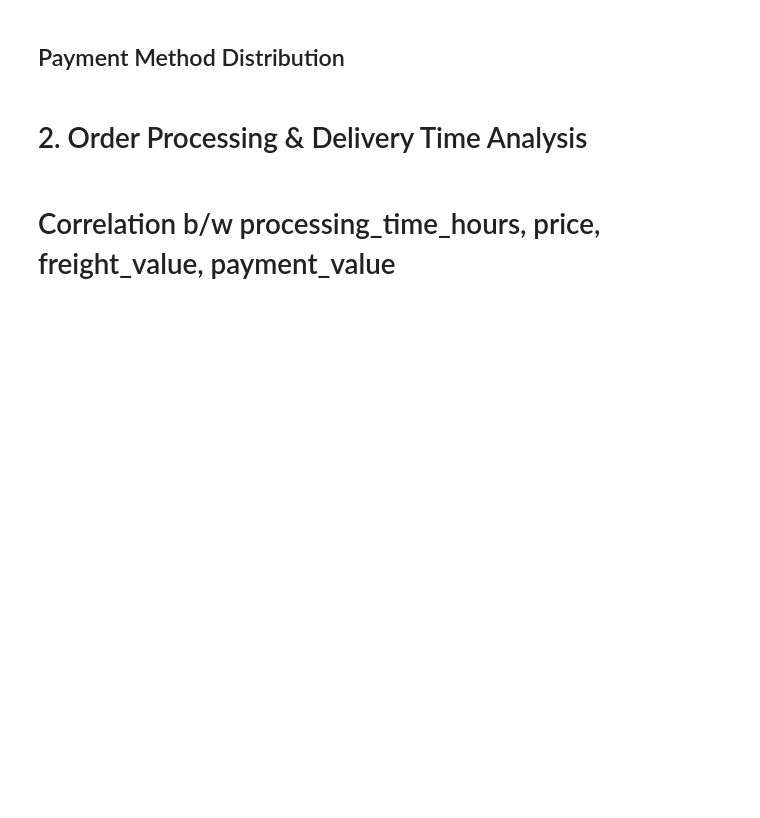
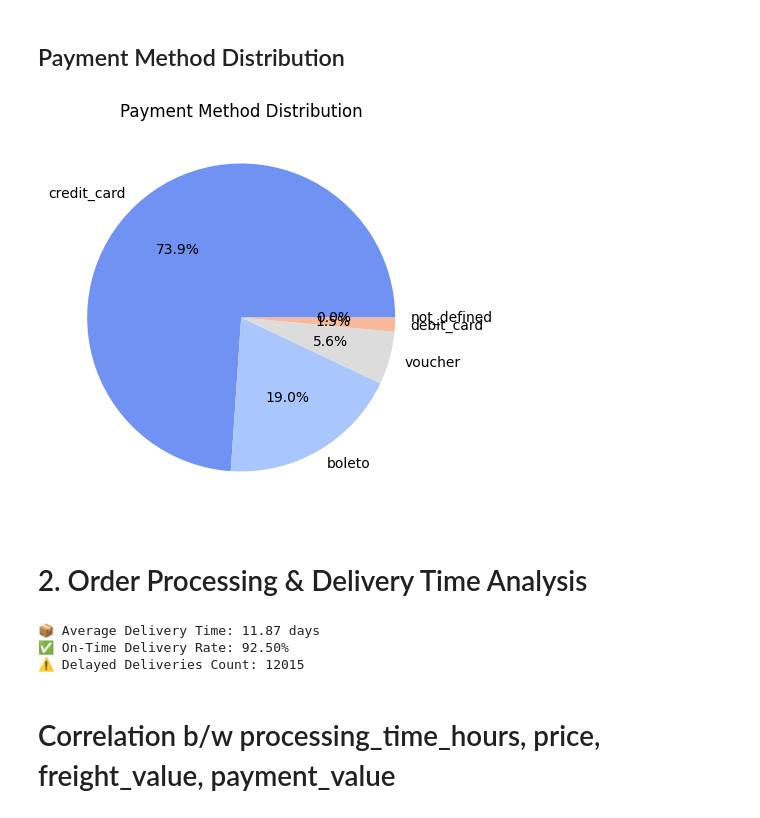
Before and after one commit to wakandamohan1/Python-Powered-Analysis-of-Olist-s-Brazilian-E-Commerce-Stores, a Jupyter notebook: olist_24_april_updated_code_gdrive_mount.ipynb, the cells around one changed output. Saved outputs shown, nothing was run; the diff lists cells and outputs as text; code cells hidden in the pictures; blank space fills up the shorter version.

```diff
--- a/olist_24_april_updated_code_gdrive_mount.ipynb
+++ b/olist_24_april_updated_code_gdrive_mount.ipynb
@@ -1059,15 +1119,33 @@ plt.show()
 ## Payment Method Distribution
 # %%
 # Payment Method Distribution
+# Calculate payment method distribution
+payment_method_distribution = payments['payment_type'].value_counts()
+
 plt.figure(figsize=(8,5))
 payment_method_distribution.plot(kind='pie', autopct='%1.1f%%', colors=sns.color_palette("coolwarm", len(payment_method_distribution)))
 plt.title("Payment Method Distribution")
 plt.ylabel("")
 plt.show()
+# %% [output]
+[figure, added]
 # %% [markdown]
 # 2.  Order Processing & Delivery Time Analysis
 # %%
+import matplotlib.pyplot as plt
+import seaborn as sns
+import pandas as pd
+
+
+#Order Processing & Delivery Time Analysis
+
 # Drop rows with missing delivery or purchase/estimated dates
+# Assuming the columns exist in the 'orders' DataFrame:
+if not all(col in df.columns for col in ['order_purchase_timestamp', 'order_delivered_customer_date', 'order_estimated_delivery_date']):
+    # Merge the columns from the 'orders' DataFrame
+    df = pd.merge(df, orders[['order_id', 'order_purchase_timestamp', 'order_delivered_customer_date', 'order_estimated_delivery_date']], on='order_id', how='left')
+
+# Now proceed with dropna:
 df = df.dropna(subset=['order_purchase_timestamp', 'order_delivered_customer_date', 'order_estimated_delivery_date'])
 
 # Convert columns to datetime format
@@ -1098,6 +1176,10 @@ if df.shape[0] > 0:
     print(f"⚠️ Delayed Deliveries Count: {delayed_deliveries}")
 else:
     print("🚫 No valid delivery data available after filtering.")
+# %% [output]
+📦 Average Delivery Time: 11.87 days
+✅ On-Time Delivery Rate: 92.50%
+⚠️ Delayed Deliveries Count: 12015
 # %% [markdown]
 # Correlation b/w processing_time_hours, price, freight_value, payment_value
 # %%
```
Also changed, not shown: parts of 63 cells of this notebook.
